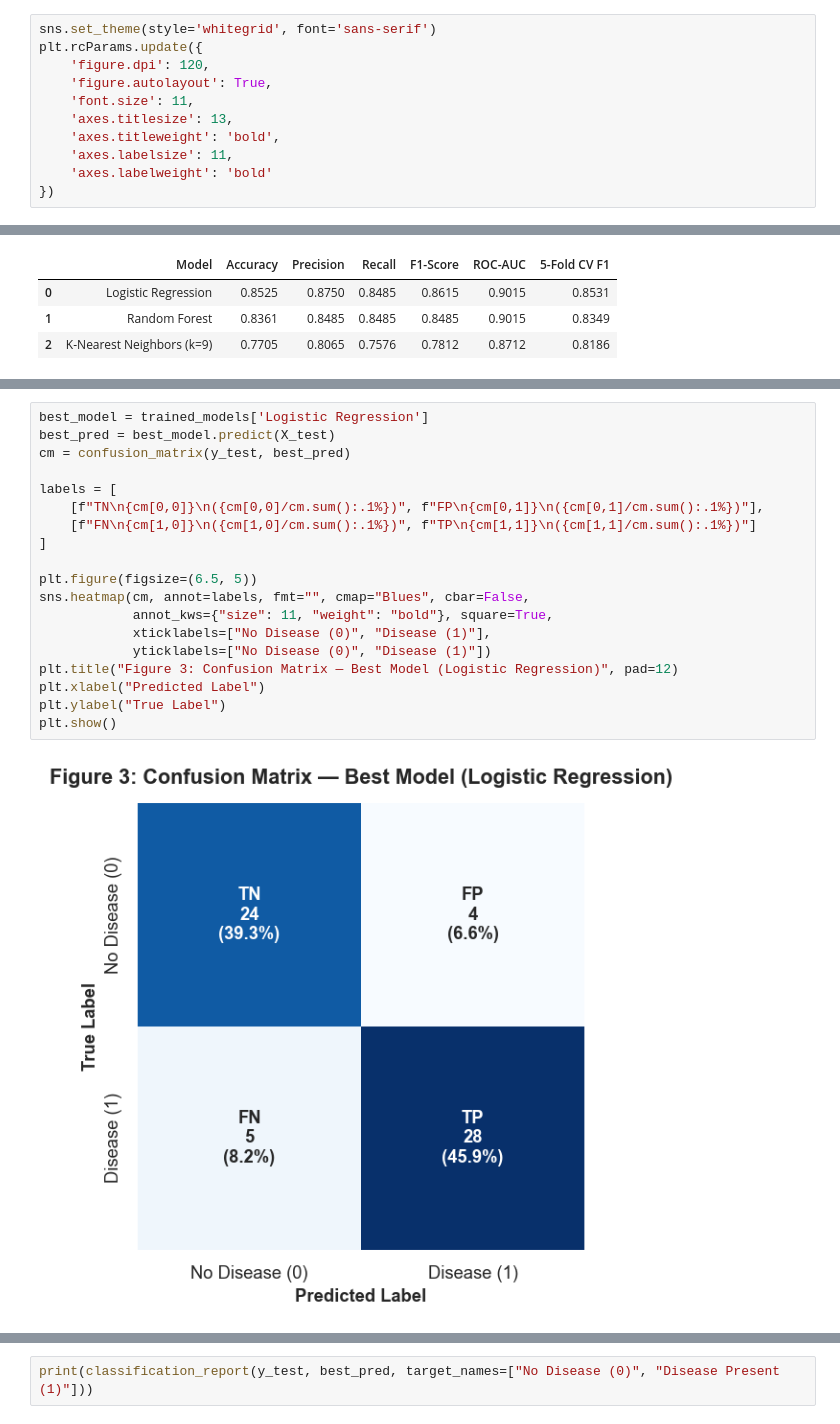
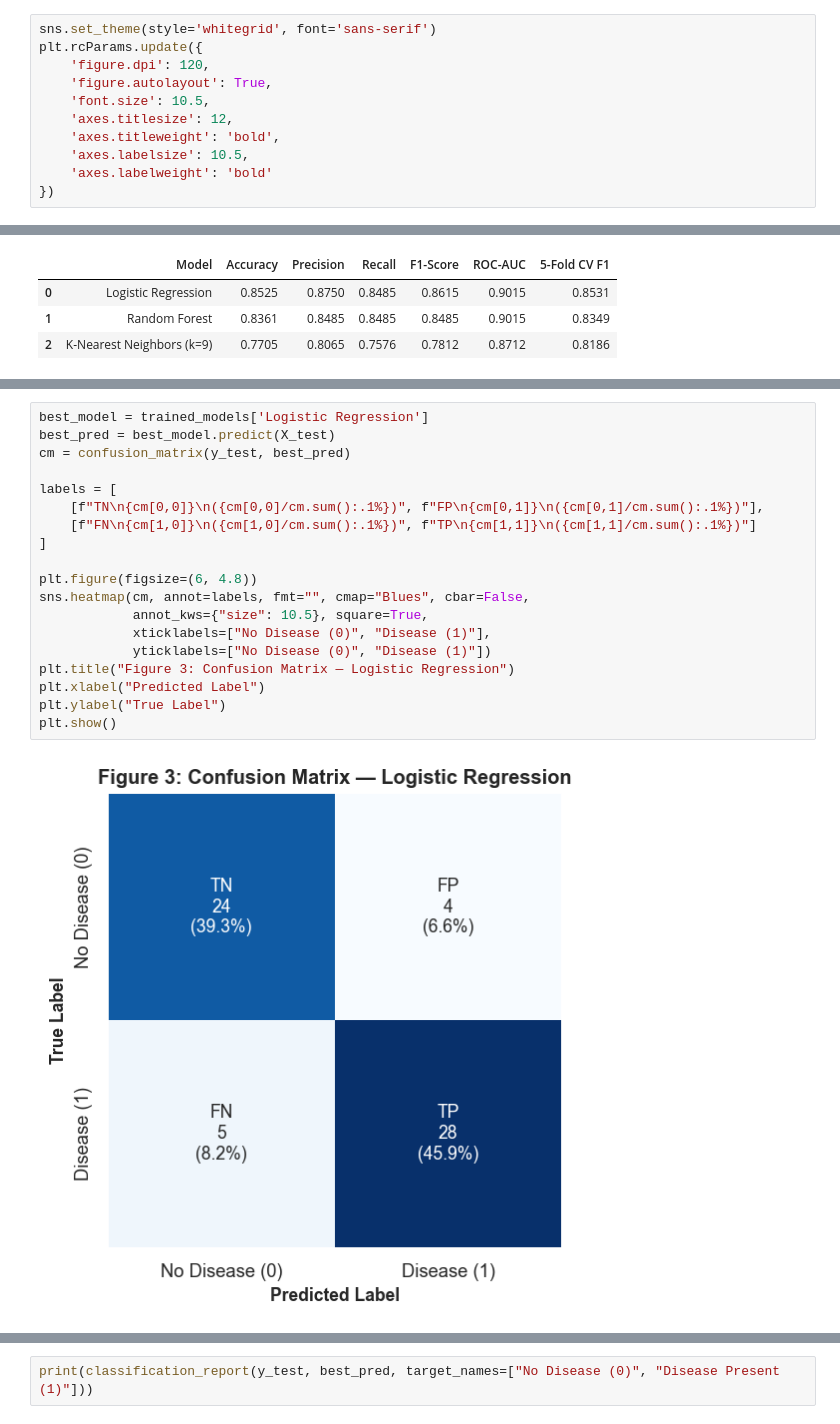
Before and after one commit to shiv123-coder/CardioML, a Jupyter notebook: Heart_Disease_ML_Prediction.ipynb, the cells around one changed output, grey strips where cells are left out. Drawn from its saved outputs; the diff is of its cells as text.

```diff
--- a/Heart_Disease_ML_Prediction.ipynb
+++ b/Heart_Disease_ML_Prediction.ipynb
@@ -40,10 +40,10 @@ sns.set_theme(style='whitegrid', font='sans-serif')
 plt.rcParams.update({
     'figure.dpi': 120,
     'figure.autolayout': True,
-    'font.size': 11,
-    'axes.titlesize': 13,
+    'font.size': 10.5,
+    'axes.titlesize': 12,
     'axes.titleweight': 'bold',
-    'axes.labelsize': 11,
+    'axes.labelsize': 10.5,
     'axes.labelweight': 'bold'
 })
 # %% [markdown]
@@ -311,22 +311,22 @@ plt.show()
 # %%
 best_model = trained_models['Logistic Regression']
 best_pred = best_model.predict(X_test)
 cm = confusion_matrix(y_test, best_pred)
 
 labels = [
     [f"TN\n{cm[0,0]}\n({cm[0,0]/cm.sum():.1%})", f"FP\n{cm[0,1]}\n({cm[0,1]/cm.sum():.1%})"],
     [f"FN\n{cm[1,0]}\n({cm[1,0]/cm.sum():.1%})", f"TP\n{cm[1,1]}\n({cm[1,1]/cm.sum():.1%})"]
 ]
 
-plt.figure(figsize=(6.5, 5))
+plt.figure(figsize=(6, 4.8))
 sns.heatmap(cm, annot=labels, fmt="", cmap="Blues", cbar=False,
-            annot_kws={"size": 11, "weight": "bold"}, square=True,
+            annot_kws={"size": 10.5}, square=True,
             xticklabels=["No Disease (0)", "Disease (1)"],
             yticklabels=["No Disease (0)", "Disease (1)"])
-plt.title("Figure 3: Confusion Matrix — Best Model (Logistic Regression)", pad=12)
+plt.title("Figure 3: Confusion Matrix — Logistic Regression")
 plt.xlabel("Predicted Label")
 plt.ylabel("True Label")
 plt.show()
 # %% [output]
-[figure, old version]
+[figure, new version]
 # %% [markdown]
```
Also changed, not shown: parts of 48 cells of this notebook, 3 other files.
